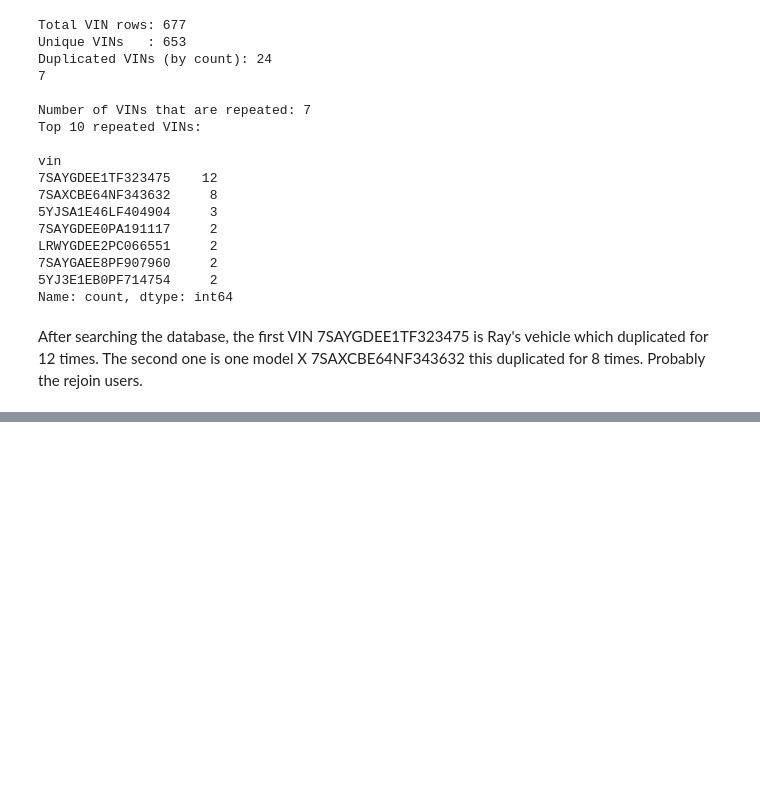
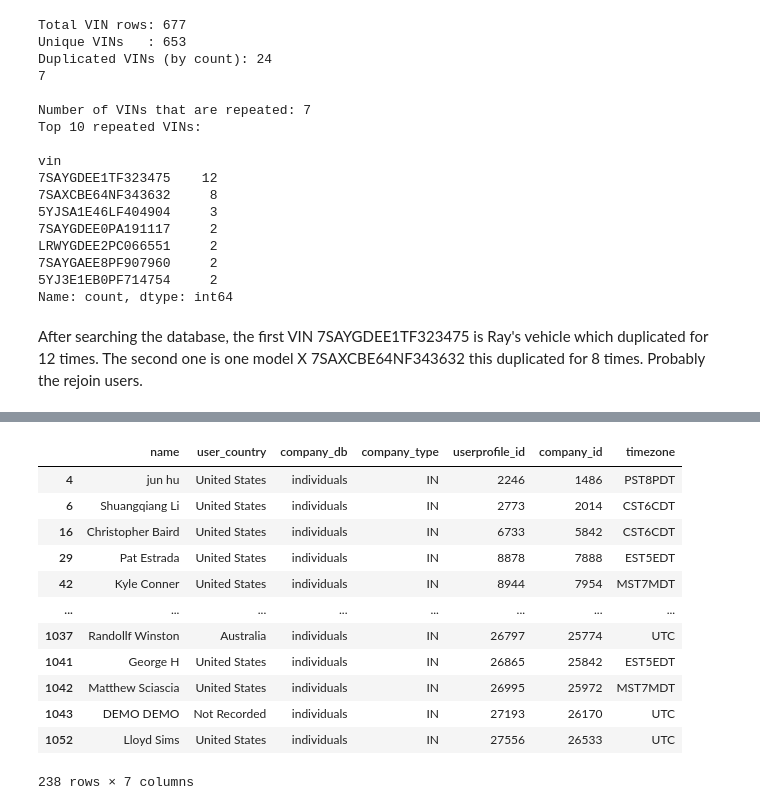
Before and after one commit to ZEVA-Global-Inc/ZEVA_data_storytelling, a Jupyter notebook: zeva_storytelling.ipynb, the cells around one changed output, grey strips where cells are left out. Cells and saved outputs as stored; diff of their text form; code cells hidden in the pictures; blank space fills up the shorter version.

Commit message:
Finish the trips related analysis

```diff
--- a/zeva_storytelling.ipynb
+++ b/zeva_storytelling.ipynb
@@ -509,4 +557,8 @@ chart_count.show()
 # %%
-# I would like to know all the vehicle that at least provide at least one trip after year 2025
-all_individual_car = individual_trips['']
+# Get all unique vehicle_ids and company_ids that have trips after 2025
+all_vehicle_id_2025 = individual_trips['vehicle_id'].unique()
+all_company_id_2025 = individual_trips['company_id'].unique()
+
+print("We have " + str(len(all_vehicle_id_2025)) + " cars that provide at least one data point in year 2025")
+print("We have " + str(len(all_company_id_2025)) + " users that provide at least one data point in year 2025")
 # %% [output]
@@ -525,0 +609,17 @@ all_individual_car = individual_trips['']
+# %%
+users_2025 = user_db_timezone[user_db_timezone['company_id'].isin(all_company_id_2025)]
+users_2025
+# %% [output]
+|  | name | user_country | company_db | company_type | userprofile_id | company_id | timezone |
+| 4 | jun hu | United States | individuals | IN | 2246 | 1486 | PST8PDT |
+| 6 | Shuangqiang Li | United States | individuals | IN | 2773 | 2014 | CST6CDT |
+| 16 | Christopher Baird | United States | individuals | IN | 6733 | 5842 | CST6CDT |
+| 29 | Pat Estrada | United States | individuals | IN | 8878 | 7888 | EST5EDT |
+| 42 | Kyle Conner | United States | individuals | IN | 8944 | 7954 | MST7MDT |
+| ... | ... | ... | ... | ... | ... | ... | ... |
+| 1037 | Randollf Winston | Australia | individuals | IN | 26797 | 25774 | UTC |
+| 1041 | George H | United States | individuals | IN | 26865 | 25842 | EST5EDT |
+| 1042 | Matthew Sciascia | United States | individuals | IN | 26995 | 25972 | MST7MDT |
+| 1043 | DEMO DEMO | Not Recorded | individuals | IN | 27193 | 26170 | UTC |
+| 1052 | Lloyd Sims | United States | individuals | IN | 27556 | 26533 | UTC |
+238 rows × 7 columns
```
Also changed, not shown: parts of 8 cells of this notebook.
